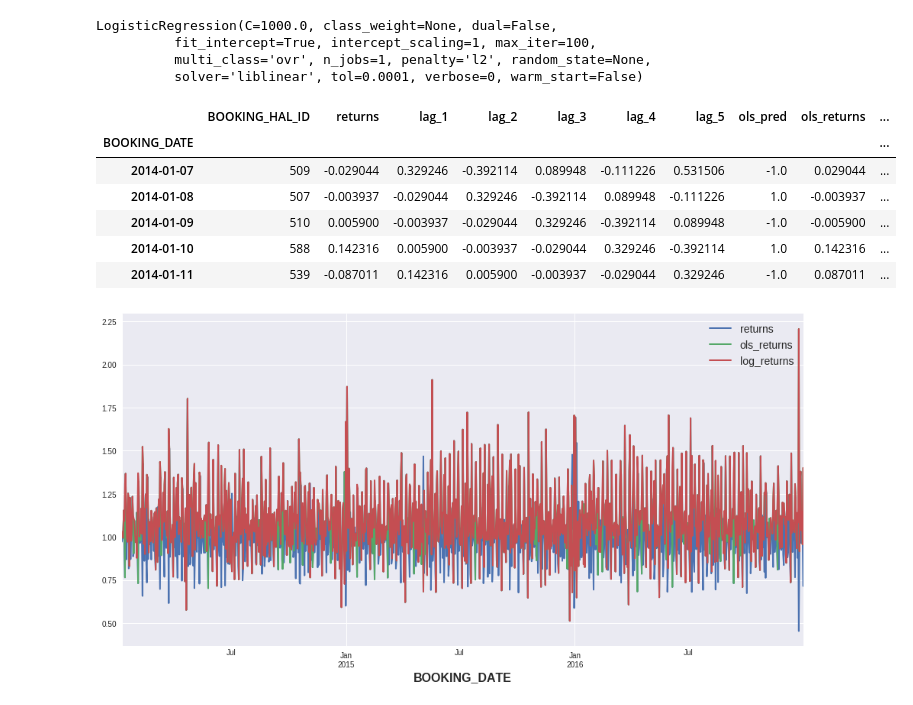
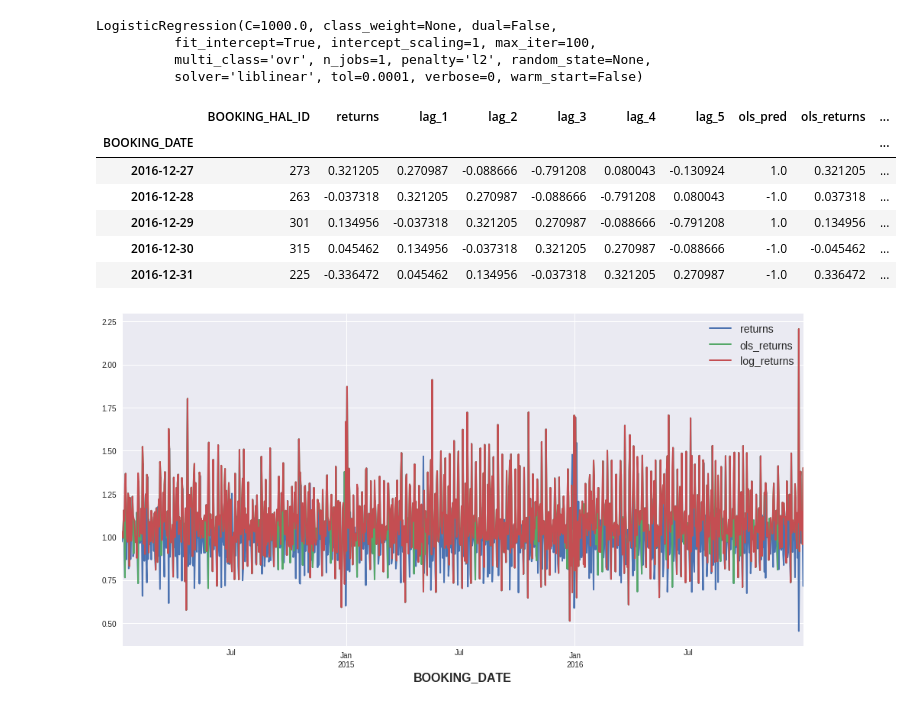
Before and after one commit to jawaharreddy/Flinkster-Data-Analysis, a Jupyter notebook: Predictions_with_TensorFlow.ipynb, the cells around one changed output. Drawn from its saved outputs; the diff is of its cells as text; code cells hidden in the pictures.

```diff
--- a/Predictions_with_TensorFlow.ipynb
+++ b/Predictions_with_TensorFlow.ipynb
@@ -136,15 +132,15 @@ LogisticRegression(C=1000.0, class_weight=None, dual=False,
 # %%
 df['log_pred'] = lm.predict(df[cols])
 # %%
-df.head()
+df.tail()
 # %% [output]
 |  | BOOKING_HAL_ID | returns | lag_1 | lag_2 | lag_3 | lag_4 | lag_5 | ols_pred | ols_returns | ... |
 | BOOKING_DATE |  |  |  |  |  |  |  |  |  | ... |
-| 2014-01-07 | 509 | -0.029044 | 0.329246 | -0.392114 | 0.089948 | -0.111226 | 0.531506 | -1.0 | 0.029044 | ... |
-| 2014-01-08 | 507 | -0.003937 | -0.029044 | 0.329246 | -0.392114 | 0.089948 | -0.111226 | 1.0 | -0.003937 | ... |
-| 2014-01-09 | 510 | 0.005900 | -0.003937 | -0.029044 | 0.329246 | -0.392114 | 0.089948 | -1.0 | -0.005900 | ... |
-| 2014-01-10 | 588 | 0.142316 | 0.005900 | -0.003937 | -0.029044 | 0.329246 | -0.392114 | 1.0 | 0.142316 | ... |
-| 2014-01-11 | 539 | -0.087011 | 0.142316 | 0.005900 | -0.003937 | -0.029044 | 0.329246 | -1.0 | 0.087011 | ... |
+| 2016-12-27 | 273 | 0.321205 | 0.270987 | -0.088666 | -0.791208 | 0.080043 | -0.130924 | 1.0 | 0.321205 | ... |
+| 2016-12-28 | 263 | -0.037318 | 0.321205 | 0.270987 | -0.088666 | -0.791208 | 0.080043 | -1.0 | 0.037318 | ... |
+| 2016-12-29 | 301 | 0.134956 | -0.037318 | 0.321205 | 0.270987 | -0.088666 | -0.791208 | 1.0 | 0.134956 | ... |
+| 2016-12-30 | 315 | 0.045462 | 0.134956 | -0.037318 | 0.321205 | 0.270987 | -0.088666 | -1.0 | -0.045462 | ... |
+| 2016-12-31 | 225 | -0.336472 | 0.045462 | 0.134956 | -0.037318 | 0.321205 | 0.270987 | -1.0 | 0.336472 | ... |
 # %%
 df['log_returns'] = df['returns'] * df['log_pred']
 # %%
```
Also changed, not shown: parts of 12 cells of this notebook.
